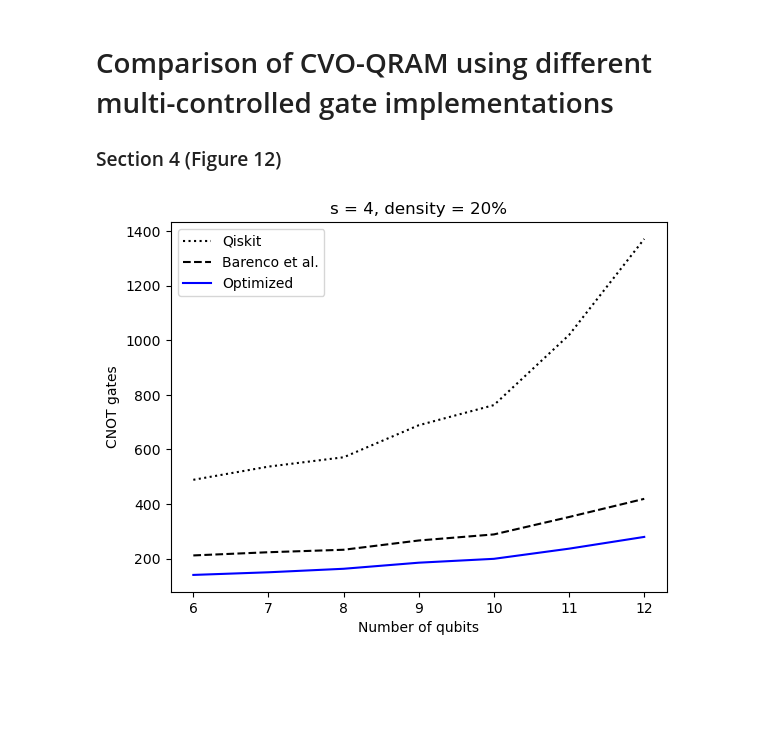
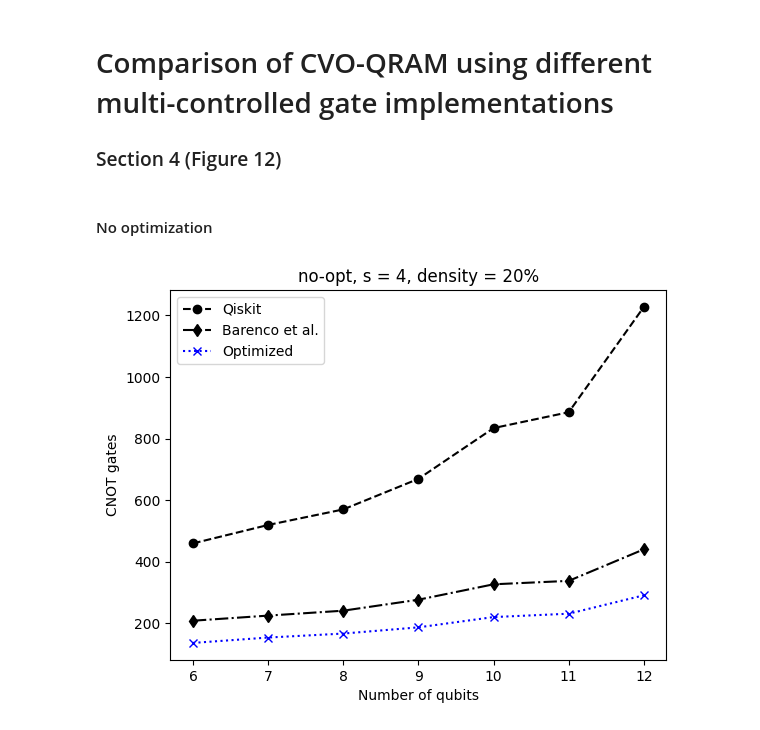
Before and after one commit to qclib/qclib-papers, a Jupyter notebook: mcsu2/cvo_comparison.ipynb, the cells around one changed output. Saved outputs shown, nothing was run; the diff lists cells and outputs as text; code cells hidden in the pictures; blank space fills up the shorter version.

Commit message:
plotting average cnot counts with different optimization methos for all methods

```diff
--- a/mcsu2/cvo_comparison.ipynb
+++ b/mcsu2/cvo_comparison.ipynb
@@ -46,11 +64,14 @@ for n in n_qubits:
+# %% [markdown]
+#### No optimization
 # %%
-plt.plot(n_qubits, cnots_cvoqram, color='black', linestyle=':', label='Qiskit')
-plt.plot(n_qubits, cnots_cvoqram_barenco, color='black', linestyle='--', label='Barenco et al.')
-plt.plot(n_qubits, cnots_cvoqram_linear, color='blue', label='Optimized')
+plt.plot(n_qubits, cnots_cvoqram_opt0, color='black', marker="o", linestyle='--', label='Qiskit')
+plt.plot(n_qubits, cnots_cvoqram_barenco_opt0, color='black', marker="d", linestyle='-.', label='Barenco et al.')
+plt.plot(n_qubits, cnots_cvoqram_linear_opt0, color='blue', marker="x", linestyle=':', label='Optimized')
 plt.xlabel('Number of qubits')
 plt.ylabel('CNOT gates')
-plt.title('s = {}, density = {}%'.format(s, int(p*100)))
+plt.title('no-opt, s = {}, density = {}%'.format(s, int(p*100)))
 plt.legend()
+plt.savefig("no-opt.pdf")
 plt.show()
 # %% [output]
-[figure, old version]
+[figure, new version]
```
Also changed, not shown: parts of 9 cells of this notebook.
